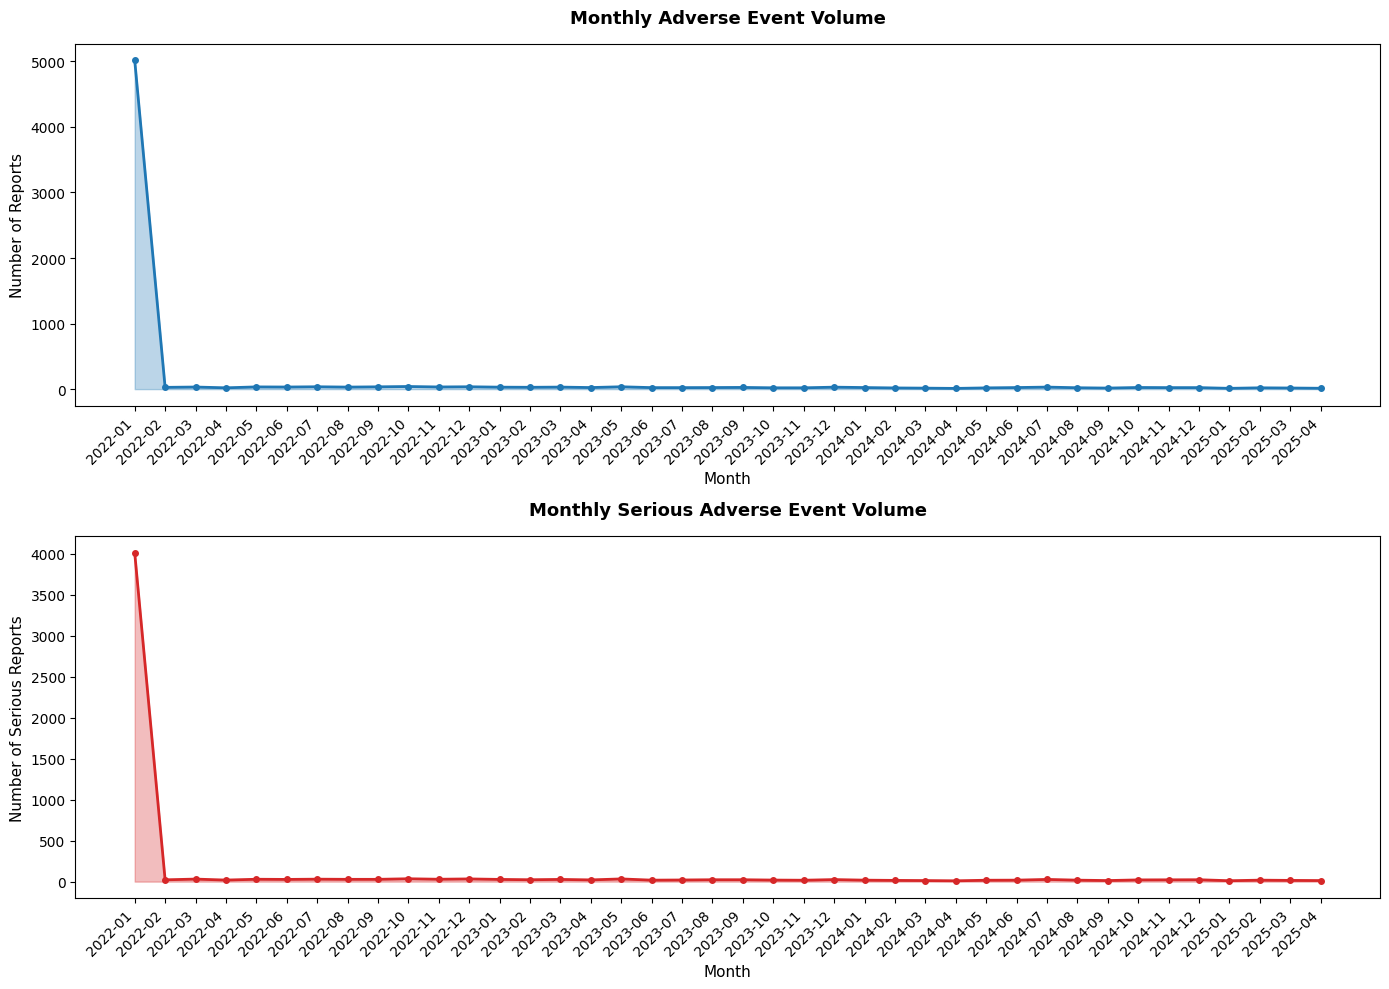
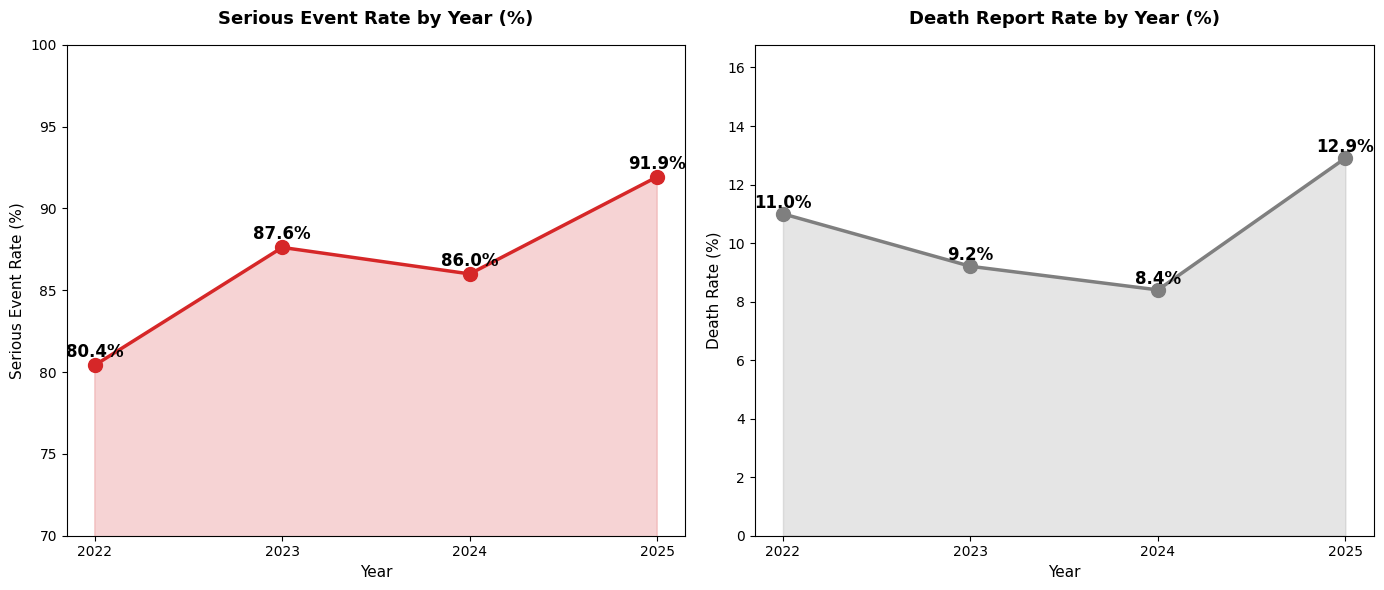
The change to this notebook cell's code, shown as a diff; its figure went from the first image to the second:
--- before
+++ after
@@ -1,38 +1,43 @@
-# Analysis 7: Monthly Adverse Event Trend
-fig, axes = plt.subplots(2, 1, figsize=(14, 10))
+# Analysis 7: Serious Event Rate Trend 2022 to 2025
+fig, axes = plt.subplots(1, 2, figsize=(14, 6))
 
-# Chart 1: Monthly total reports
-monthly_counts = df.groupby('year_month').size()
-monthly_counts.index = monthly_counts.index.astype(str)
+# Chart 1: Serious event rate by year
+yearly_serious = df.groupby('year').apply(
+    lambda x: (x['serious_label'] == 'Serious').sum() / len(x) * 100
+)
 
-axes[0].plot(monthly_counts.index, monthly_counts.values,
-             color='#1f77b4', linewidth=2, marker='o', markersize=4)
-axes[0].fill_between(range(len(monthly_counts)), monthly_counts.values,
-                     alpha=0.3, color='#1f77b4')
-axes[0].set_title('Monthly Adverse Event Volume', 
+axes[0].plot(yearly_serious.index.astype(str), yearly_serious.values,
+             color='#d62728', linewidth=2.5, marker='o', markersize=10)
+axes[0].fill_between(range(len(yearly_serious)), yearly_serious.values,
+                     alpha=0.2, color='#d62728')
+axes[0].set_title('Serious Event Rate by Year (%)',
                    fontsize=13, fontweight='bold', pad=15)
-axes[0].set_xlabel('Month', fontsize=11)
-axes[0].set_ylabel('Number of Reports', fontsize=11)
-axes[0].tick_params(axis='x', rotation=45)
-axes[0].set_xticks(range(len(monthly_counts)))
-axes[0].set_xticklabels(monthly_counts.index, rotation=45, ha='right')
+axes[0].set_xlabel('Year', fontsize=11)
+axes[0].set_ylabel('Serious Event Rate (%)', fontsize=11)
+axes[0].set_ylim(70, 100)
+for i, v in enumerate(yearly_serious.values):
+    axes[0].text(i, v + 0.5, f'{v:.1f}%',
+                ha='center', fontsize=12, fontweight='bold')
 
-# Chart 2: Monthly serious events
-monthly_serious = df[df['serious_label'] == 'Serious'].groupby('year_month').size()
-monthly_serious.index = monthly_serious.index.astype(str)
+# Chart 2: Death rate by year
+yearly_death = df.groupby('year').apply(
+    lambda x: (x['seriousnessdeath'] == '1').sum() / len(x) * 100
+)
 
-axes[1].plot(monthly_serious.index, monthly_serious.values,
-             color='#d62728', linewidth=2, marker='o', markersize=4)
-axes[1].fill_between(range(len(monthly_serious)), monthly_serious.values,
-                     alpha=0.3, color='#d62728')
-axes[1].set_title('Monthly Serious Adverse Event Volume', 
+axes[1].plot(yearly_death.index.astype(str), yearly_death.values,
+             color='#7f7f7f', linewidth=2.5, marker='o', markersize=10)
+axes[1].fill_between(range(len(yearly_death)), yearly_death.values,
+                     alpha=0.2, color='#7f7f7f')
+axes[1].set_title('Death Report Rate by Year (%)',
                    fontsize=13, fontweight='bold', pad=15)
-axes[1].set_xlabel('Month', fontsize=11)
-axes[1].set_ylabel('Number of Serious Reports', fontsize=11)
-axes[1].set_xticks(range(len(monthly_serious)))
-axes[1].set_xticklabels(monthly_serious.index, rotation=45, ha='right')
+axes[1].set_xlabel('Year', fontsize=11)
+axes[1].set_ylabel('Death Rate (%)', fontsize=11)
+axes[1].set_ylim(0, yearly_death.max() * 1.3)
+for i, v in enumerate(yearly_death.values):
+    axes[1].text(i, v + 0.2, f'{v:.1f}%',
+                ha='center', fontsize=12, fontweight='bold')
 
 plt.tight_layout()
-plt.savefig('figures/analysis7_monthly_trend.png', dpi=150, bbox_inches='tight')
+plt.savefig('figures/analysis7_yearly_trend.png', dpi=150, bbox_inches='tight')
 plt.show()
 print("Analysis 7 complete")

Commit: Add analyses 1 to 7 covering serious events, deaths, hospitalisation, demographics and yearly trends